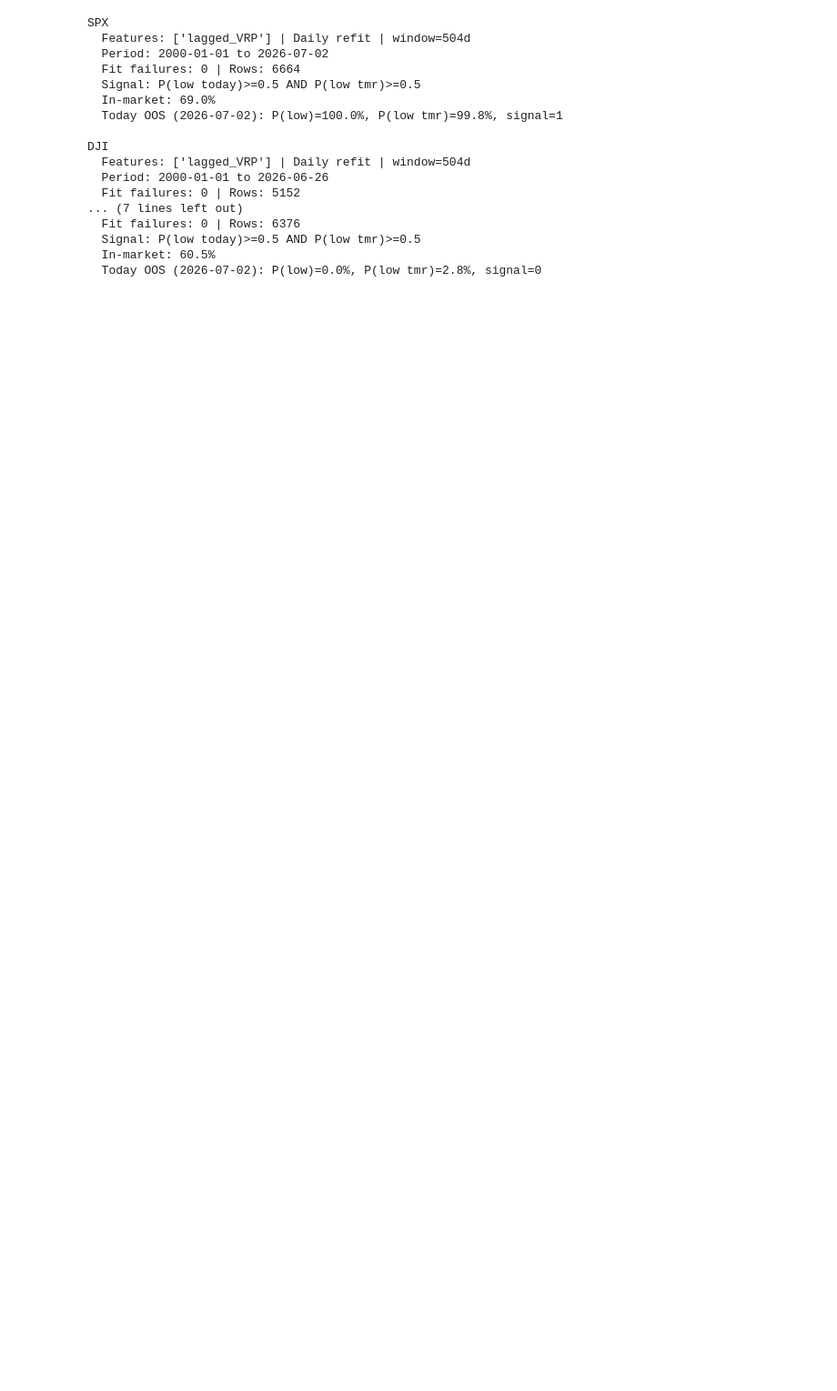
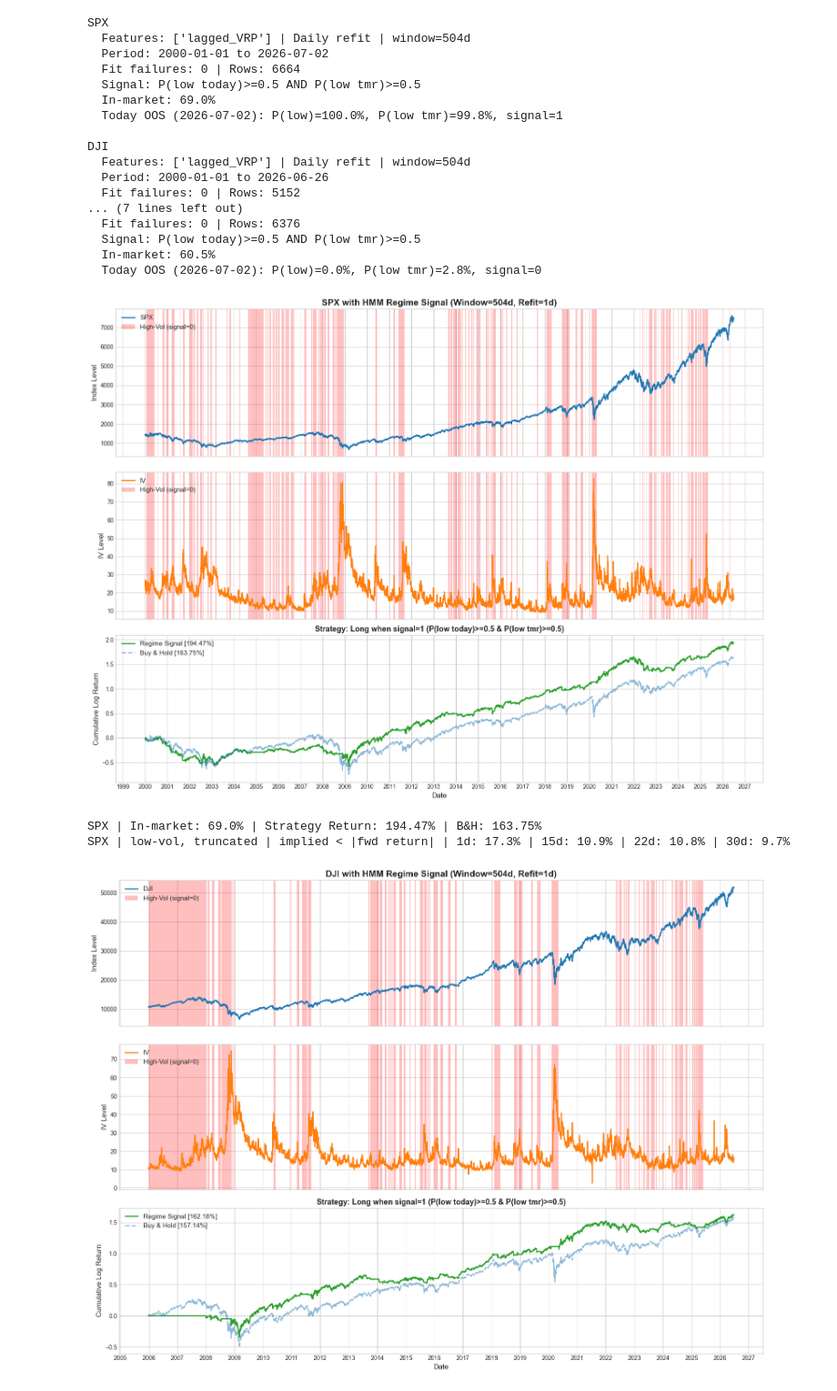
Before and after one commit to StevenYang23/Signal_Monitor, a Jupyter notebook: research/vol_regime_study.ipynb, the cells around one changed output. Shown at 91% size. Drawn from its saved outputs; the diff is of its cells as text; code cells hidden in the pictures; blank space fills up the shorter version.

```diff
--- a/research/vol_regime_study.ipynb
+++ b/research/vol_regime_study.ipynb
@@ -287,7 +287,7 @@ def print_implied_vs_real(name: str, df: pd.DataFrame) -> None:
 
 
 def plot_market(name: str, df_predict: pd.DataFrame) -> None:
-    future_ret = np.log(df_predict["UNDERLY"].shift(-1) / df_predict["UNDERLY"]).dropna()
+    future_ret = pd.Series(np.log(df_predict["UNDERLY"].shift(-1) / df_predict["UNDERLY"])).dropna()
     idx = future_ret.index
     regime_aligned = df_predict["Regime"].loc[idx]
 
@@ -342,30 +342,35 @@ def plot_market(name: str, df_predict: pd.DataFrame) -> None:
         linewidth=2,
         alpha=0.5,
         linestyle="--",
         label=f"Buy & Hold [{eq_bh.iloc[-1]:.2%}]",
     )
     ax3.xaxis.set_major_locator(mdates.YearLocator())
     ax3.xaxis.set_major_formatter(mdates.DateFormatter("%Y"))
     ax3.set_title(
         f"Strategy: Long when signal=1 (P(low today)>={LOW_VOL_PROB_THRESHOLD} & "
         f"P(low tmr)>={LOW_VOL_TMR_THRESHOLD})",
         fontsize=13,
         fontweight="bold",
     )
     ax3.set_xlabel("Date", fontsize=12)
     ax3.set_ylabel("Cumulative Log Return", fontsize=12)
     ax3.axhline(y=0.0, color="gray", linewidth=0.8, linestyle=":")
     ax3.legend(loc="upper left", fontsize=11)
 
     plt.tight_layout()
     plt.show()
 
     print(
         f"{name} | In-market: {regime_aligned.mean():.1%} | "
         f"Strategy Return: {eq_strat.iloc[-1]:.2%} | B&H: {eq_bh.iloc[-1]:.2%}"
     )
     print_implied_vs_real(name, df_predict)
 
 
 for name, df_predict in results_by_market.items():
     plot_market(name, df_predict)
+# %% [output]
+[figure, added]
+SPX | In-market: 69.0% | Strategy Return: 194.47% | B&H: 163.75%
+SPX | low-vol, truncated | implied < |fwd return| | 1d: 17.3% | 15d: 10.9% | 22d: 10.8% | 30d: 9.7%
+[figure, added]
```
Also changed, not shown: parts of 2 cells of this notebook, 8 other files.
